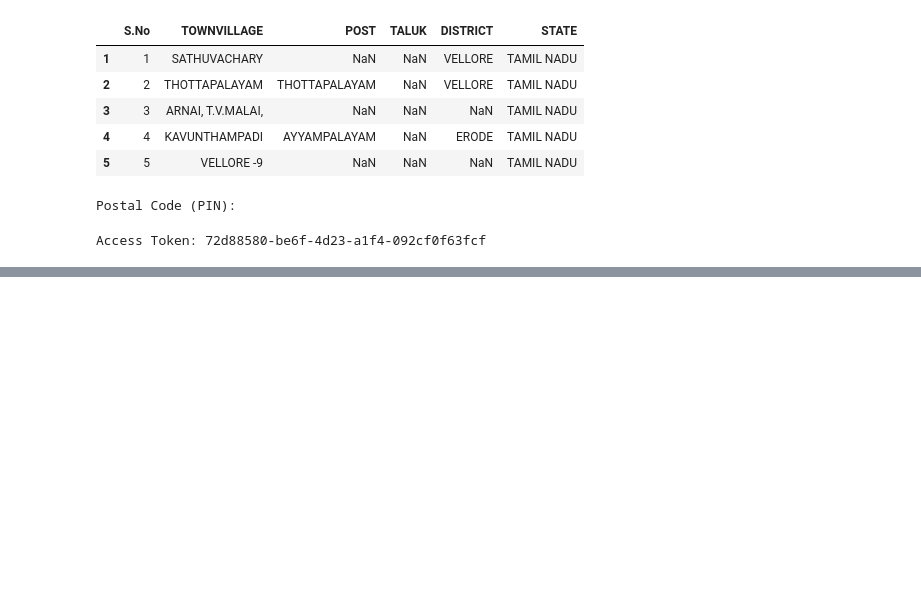
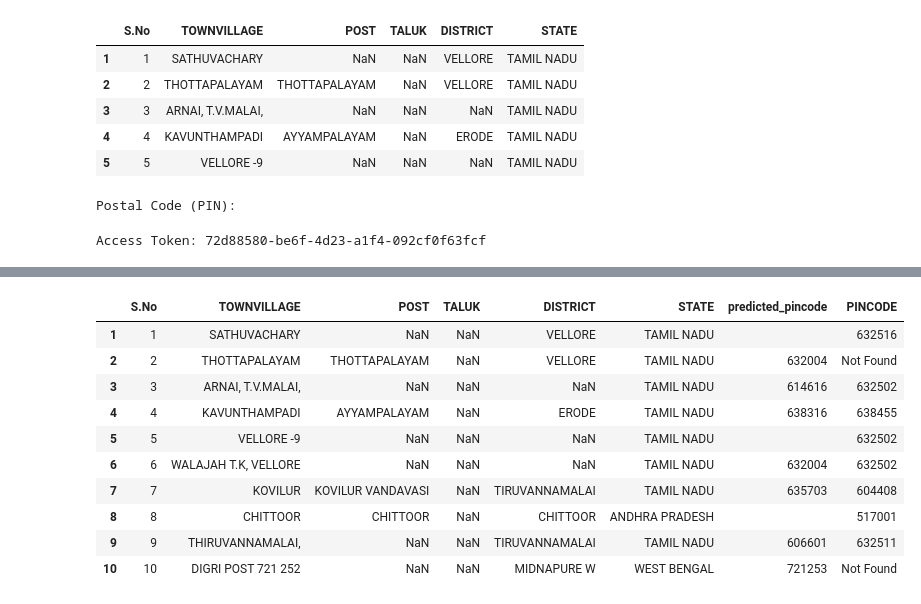
Before and after one commit to Trisha-Annambhotla/Health-Data, a Jupyter notebook: HealthData.ipynb, the cells around one changed output, grey strips where cells are left out. Saved outputs shown, nothing was run; the diff lists cells and outputs as text; code cells hidden in the pictures; blank space fills up the shorter version.

Commit message:
Added another api to predict from the data.gov.in resource

```diff
--- a/HealthData.ipynb
+++ b/HealthData.ipynb
@@ -458,0 +548,14 @@ final_df.head(30)
+# %%
+subset_df.head(10)
+# %% [output]
+|  | S.No | TOWNVILLAGE | POST | TALUK | DISTRICT | STATE | predicted_pincode | PINCODE |
+| 1 | 1 | SATHUVACHARY | NaN | NaN | VELLORE | TAMIL NADU |  | 632516 |
+| 2 | 2 | THOTTAPALAYAM | THOTTAPALAYAM | NaN | VELLORE | TAMIL NADU | 632004 | Not Found |
+| 3 | 3 | ARNAI, T.V.MALAI, | NaN | NaN | NaN | TAMIL NADU | 614616 | 632502 |
+| 4 | 4 | KAVUNTHAMPADI | AYYAMPALAYAM | NaN | ERODE | TAMIL NADU | 638316 | 638455 |
+| 5 | 5 | VELLORE -9 | NaN | NaN | NaN | TAMIL NADU |  | 632502 |
+| 6 | 6 | WALAJAH T.K, VELLORE | NaN | NaN | NaN | TAMIL NADU | 632004 | 632502 |
+| 7 | 7 | KOVILUR | KOVILUR VANDAVASI | NaN | TIRUVANNAMALAI | TAMIL NADU | 635703 | 604408 |
+| 8 | 8 | CHITTOOR | CHITTOOR | NaN | CHITTOOR | ANDHRA PRADESH |  | 517001 |
+| 9 | 9 | THIRUVANNAMALAI, | NaN | NaN | TIRUVANNAMALAI | TAMIL NADU | 606601 | 632511 |
+| 10 | 10 | DIGRI POST 721 252 | NaN | NaN | MIDNAPURE W | WEST BENGAL | 721253 | Not Found |
```
Also changed, not shown: parts of 2 cells of this notebook.
